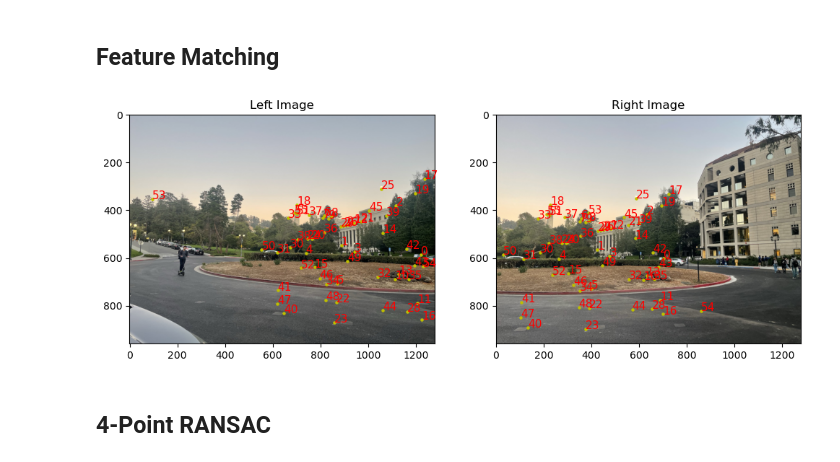
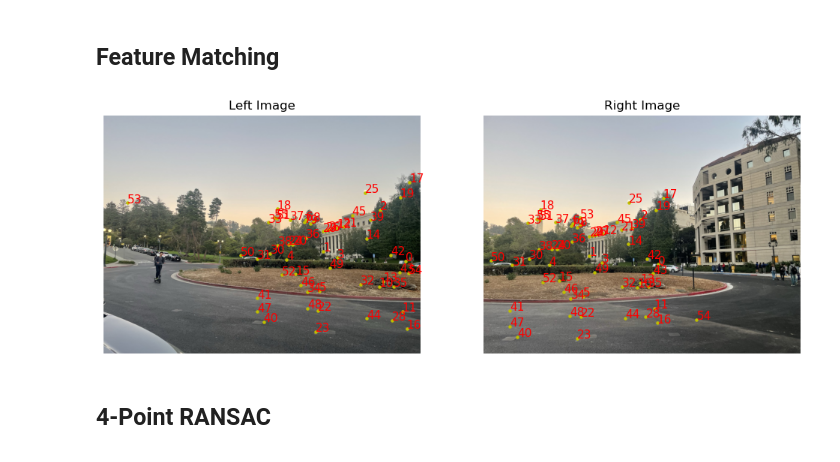
Before and after one commit to filipbagen/cs-180, a Jupyter notebook: p4-image-warping-and-mosaicing/code/4b.ipynb, the cells around one changed output. Saved outputs shown, nothing was run; the diff lists cells and outputs as text; code cells hidden in the pictures.

Commit message:
Update image

```diff
--- a/p4-image-warping-and-mosaicing/code/4b.ipynb
+++ b/p4-image-warping-and-mosaicing/code/4b.ipynb
@@ -249,29 +249,29 @@ matches = match_features(descriptors_left, descriptors_right)
 # %%
 fig, ax = plt.subplots(1, 2, figsize=(12, 6))
 
 ax[0].imshow(image_left, cmap='gray')
 ax[0].set_title('Left Image')
 ax[1].imshow(image_right, cmap='gray')
 ax[1].set_title('Right Image')
 
 for idx, (i, j) in enumerate(matches):
     y1, x1 = suppressed_coords_left[:, i]
     y2, x2 = suppressed_coords_right[:, j]
 
     # plot the points on the image
     ax[0].scatter(x1, y1, c='y', s=5)
     ax[1].scatter(x2, y2, c='y', s=5)
 
     # Remove axis
-    # ax[0].axis('off')
-    # ax[1].axis('off')
+    ax[0].axis('off')
+    ax[1].axis('off')
 
     # number the points on both images
     ax[0].text(x1, y1, str(idx), fontsize=11, color='r')
     ax[1].text(x2, y2, str(idx), fontsize=11, color='r')
 
 plt.show()
 # %% [output]
-[figure, old version]
+[figure, new version]
 # %% [markdown]
 ## 4-Point RANSAC
```
Also changed, not shown: 1 other file.
